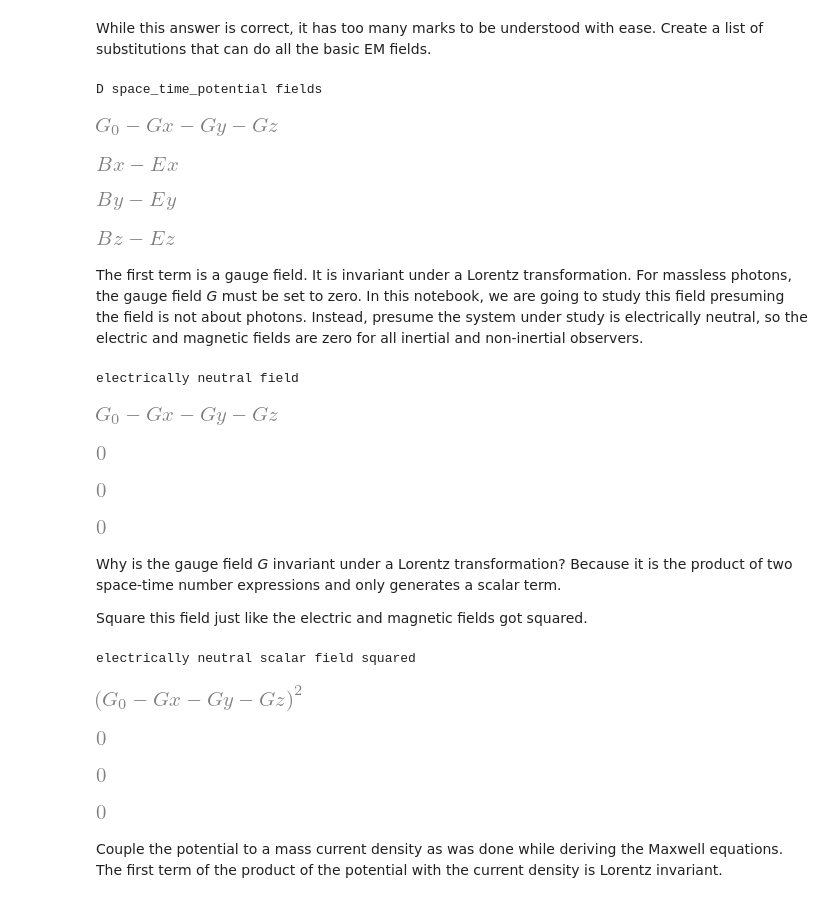
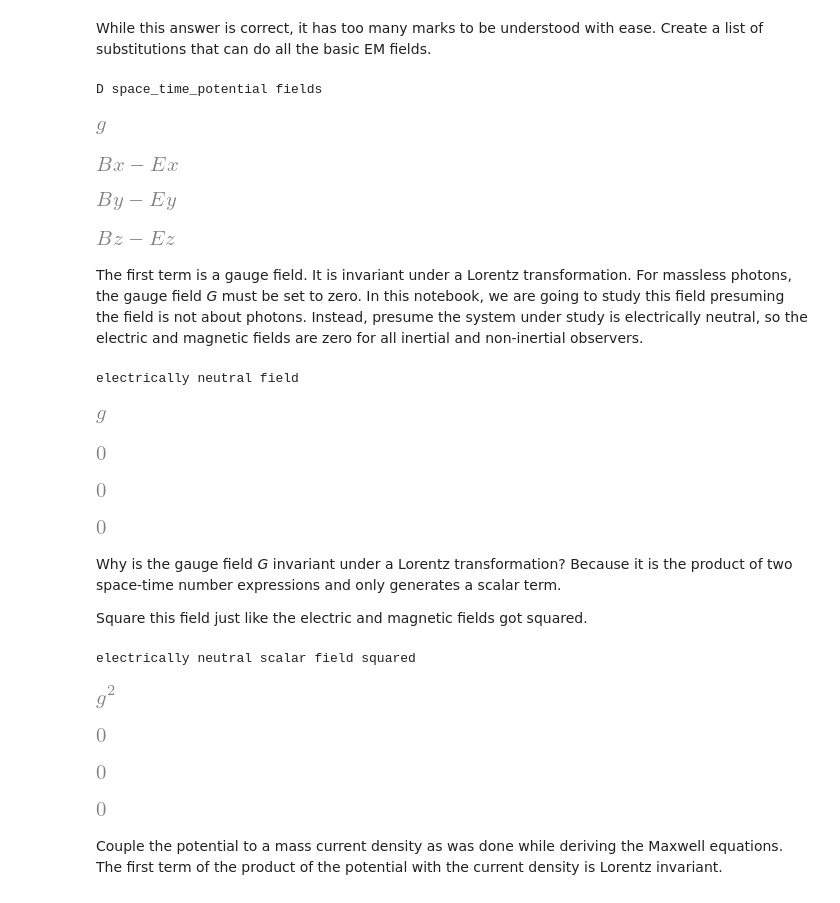
Before and after one commit to dougsweetser/space-time_numbers, a Jupyter notebook: 2022-04-29__scalar_field_equations__DS.ipynb, the cells around one changed output. Cells and saved outputs as stored; diff of their text form; code cells hidden in the pictures.

```diff
--- a/2022-04-29__scalar_field_equations__DS.ipynb
+++ b/2022-04-29__scalar_field_equations__DS.ipynb
@@ -54,13 +54,13 @@ D space-time_potential
 # %% [markdown]
 While this answer is correct, it has too many marks to be understood with ease. Create a list of substitutions that can do all the basic EM fields.
 # %%
-fields = {Ax(𝑡,𝑥,𝑦,𝑧).diff(x): "Gx",Ay(𝑡,𝑥,𝑦,𝑧).diff(y): "Gy",Az(𝑡,𝑥,𝑦,𝑧).diff(z): "Gz",φ(𝑡,𝑥,𝑦,𝑧).diff(t): "G0",-Ax(𝑡,𝑥,𝑦,𝑧).diff(t)-φ(𝑡,𝑥,𝑦,𝑧).diff(x): "Ex", -Ay(𝑡,𝑥,𝑦,𝑧).diff(t)-φ(𝑡,𝑥,𝑦,𝑧).diff(y): "Ey", -Az(𝑡,𝑥,𝑦,𝑧).diff(t)-φ(𝑡,𝑥,𝑦,𝑧).diff(z): "Ez",
+fields = {-Ax(𝑡,𝑥,𝑦,𝑧).diff(x)-Ay(𝑡,𝑥,𝑦,𝑧).diff(y)-Az(𝑡,𝑥,𝑦,𝑧).diff(z)+φ(𝑡,𝑥,𝑦,𝑧).diff(t): "g",-Ax(𝑡,𝑥,𝑦,𝑧).diff(t)-φ(𝑡,𝑥,𝑦,𝑧).diff(x): "Ex", -Ay(𝑡,𝑥,𝑦,𝑧).diff(t)-φ(𝑡,𝑥,𝑦,𝑧).diff(y): "Ey", -Az(𝑡,𝑥,𝑦,𝑧).diff(t)-φ(𝑡,𝑥,𝑦,𝑧).diff(z): "Ez",
          Az(𝑡,𝑥,𝑦,𝑧).diff(y)-Ay(𝑡,𝑥,𝑦,𝑧).diff(z): "Bx", Ax(𝑡,𝑥,𝑦,𝑧).diff(z)-Az(𝑡,𝑥,𝑦,𝑧).diff(x): "By", Ay(𝑡,𝑥,𝑦,𝑧).diff(x)-Ax(𝑡,𝑥,𝑦,𝑧).diff(y): "Bz",
           φ(t, x, y, z): "φ", Ax(t, x, y, z): "Ax", Ay(t, x, y, z): "Ay", Az(t, x, y, z): "Az"}
 D_space_time_potential.subs(fields).display("D space_time_potential fields")
 # %% [output]
 D space_time_potential fields
-[figure, old version]
+[figure, new version]
 [figure]
 [figure]
 [figure]
@@ -71,7 +71,7 @@ neutral_field = scalar_q(D_space_time_potential)
 neutral_field.subs(fields).display("electrically neutral field")
 # %% [output]
 electrically neutral field
-[figure, old version]
+[figure, new version]
 [figure]
 [figure]
 [figure]
@@ -84,7 +84,7 @@ neutral_field_squared = square(neutral_field)
 neutral_field_squared.subs(fields).display("electrically neutral scalar field squared")
 # %% [output]
 electrically neutral scalar field squared
-[figure, old version]
+[figure, new version]
 [figure]
 [figure]
 [figure]
```
Also changed, not shown: parts of 6 cells of this notebook, 8 other files.
